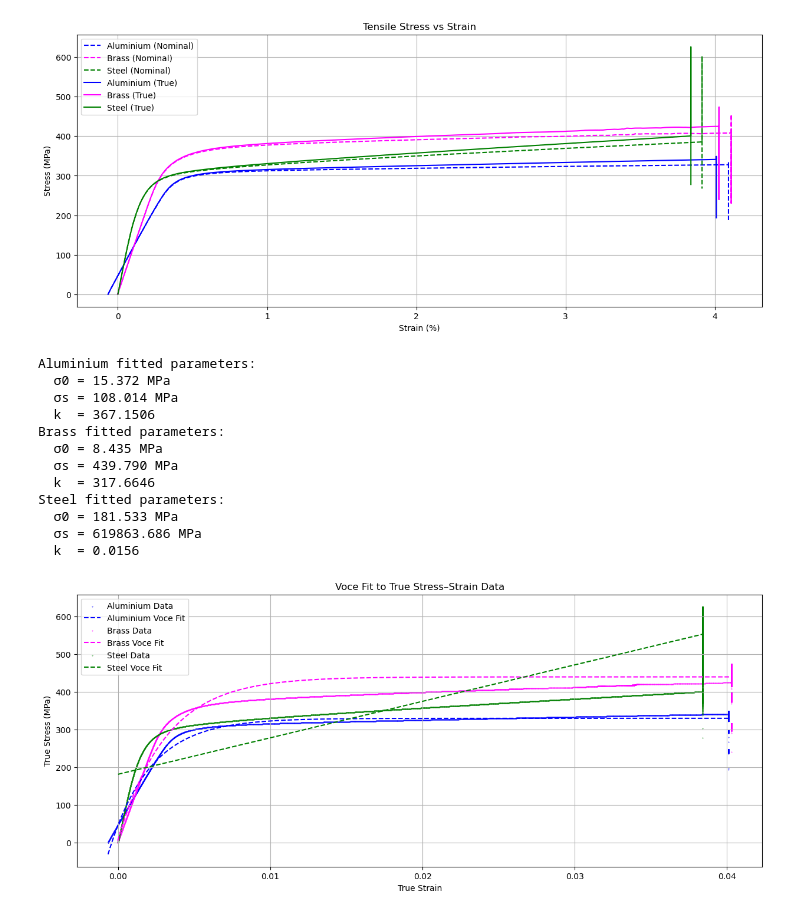
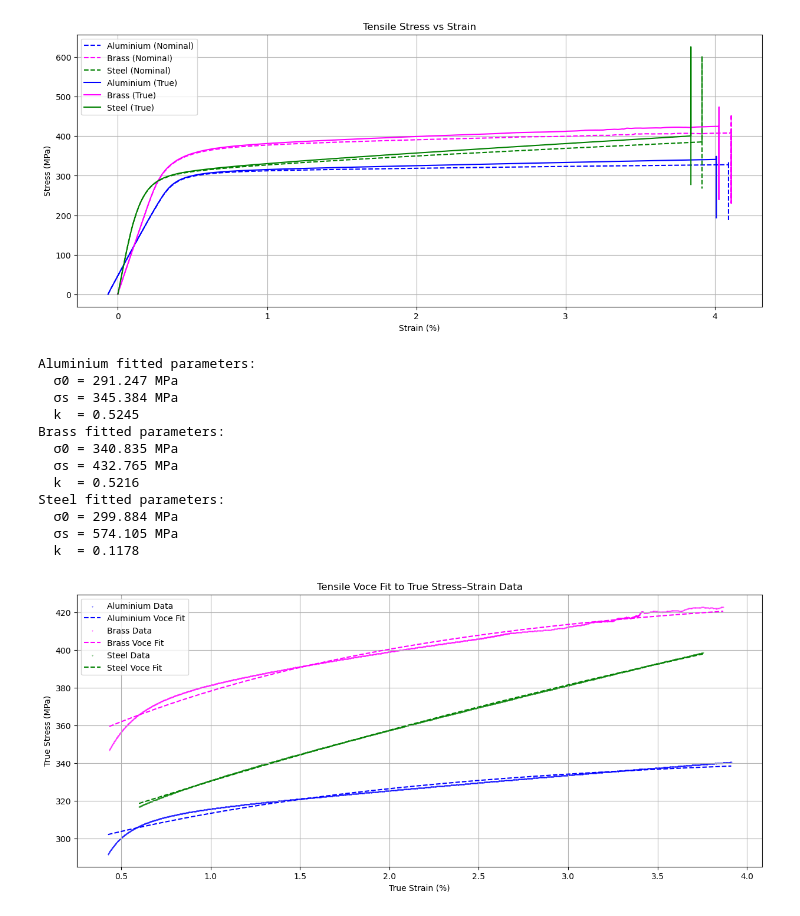
Before and after one commit to Thomas-J-Fish/II_Materials, a Jupyter notebook: P2_Plasticity/P2_analysis.ipynb, the cells around one changed output. Saved outputs shown, nothing was run; the diff lists cells and outputs as text; code cells hidden in the pictures.

```diff
--- a/P2_Plasticity/P2_analysis.ipynb
+++ b/P2_Plasticity/P2_analysis.ipynb
@@ -203,16 +205,26 @@ plt.show()
 def voce(eps, sigma0, sigma_s, k):
     return sigma_s - (sigma_s - sigma0) * np.exp(-k * eps)
 
-A_strain = A_avg["True Strain/%"].to_numpy() / 100  # convert % to fraction if needed
+A_strain = A_avg["True Strain/%"].to_numpy()
 A_stress = A_avg["True Stress/MPa"].to_numpy()
-B_strain = B_avg["True Strain/%"].to_numpy() / 100
+B_strain = B_avg["True Strain/%"].to_numpy()
 B_stress = B_avg["True Stress/MPa"].to_numpy()
-S_strain = S_avg["True Strain/%"].to_numpy() / 100
+S_strain = S_avg["True Strain/%"].to_numpy()
 S_stress = S_avg["True Stress/MPa"].to_numpy()
 
-A_p0 = [100, 110, 200]
-B_p0 = [100, 135, 50]
-S_p0 = [100, 10, 100]
+start = 750
+stop = 2650
+A_strain, A_stress = A_strain[start:stop], A_stress[start:stop]
+B_strain, B_stress = B_strain[start:stop], B_stress[start:stop]
+S_strain, S_stress = S_strain[start:stop], S_stress[start:stop]
+
+#A_p0 = [100, 110, 200]
+#B_p0 = [100, 135, 50]
+#S_p0 = [100, 10, 100]
+
+A_p0 = [100, 200, 0.1]
+B_p0 = [100, 200, 0.1]
+S_p0 = [100, 200, 0.1]
 
 # --- Fit ---
 A_params, A_cov = curve_fit(voce, A_strain, A_stress, p0=A_p0, maxfev=10000)
@@ -221,7 +233,7 @@ S_params, S_cov = curve_fit(voce, S_strain, S_stress, p0=S_p0, maxfev=10000)
 A_sigma0, A_sigma_s, A_k = A_params
 B_sigma0, B_sigma_s, B_k = B_params
 S_sigma0, S_sigma_s, S_k = S_params
-print(f"Aluminium fitted parameters:\n  σ0 = {sigma0:.3f} MPa\n  σs = {sigma_s:.3f} MPa\n  k  = {k:.4f}")
+print(f"Aluminium fitted parameters:\n  σ0 = {A_sigma0:.3f} MPa\n  σs = {A_sigma_s:.3f} MPa\n  k  = {A_k:.4f}")
 print(f"Brass fitted parameters:\n  σ0 = {B_sigma0:.3f} MPa\n  σs = {B_sigma_s:.3f} MPa\n  k  = {B_k:.4f}")
 print(f"Steel fitted parameters:\n  σ0 = {S_sigma0:.3f} MPa\n  σs = {S_sigma_s:.3f} MPa\n  k  = {S_k:.4f}")
 
@@ -234,34 +246,36 @@ S_strain_fit = np.linspace(S_strain.min(), S_strain.max(), 300)
 S_stress_fit = voce(S_strain_fit, *S_params)
 # %% [output]
 Aluminium fitted parameters:
-  σ0 = 15.372 MPa
-  σs = 108.014 MPa
-  k  = 367.1506
+  σ0 = 291.247 MPa
+  σs = 345.384 MPa
+  k  = 0.5245
 Brass fitted parameters:
-  σ0 = 8.435 MPa
-  σs = 439.790 MPa
-  k  = 317.6646
+  σ0 = 340.835 MPa
+  σs = 432.765 MPa
+  k  = 0.5216
 Steel fitted parameters:
-  σ0 = 181.533 MPa
-  σs = 619863.686 MPa
-  k  = 0.0156
+  σ0 = 299.884 MPa
+  σs = 574.105 MPa
+  k  = 0.1178
 # %%
 # Plot true stress data with the Voce curve fit
 
 plt.figure(figsize=(15,6))
 
 plt.scatter(A_strain, A_stress, s=0.1, label="Aluminium Data", color="blue", marker='o')
 plt.plot(A_strain_fit, A_stress_fit, "r-", label="Aluminium Voce Fit", color='blue', linestyle='--')
 plt.scatter(B_strain, B_stress, s=0.1, label="Brass Data", color="magenta", marker='o')
 plt.plot(B_strain_fit, B_stress_fit, "r-", label="Brass Voce Fit", color='magenta', linestyle='--')
 plt.scatter(S_strain, S_stress, s=0.1, label="Steel Data", color="green", marker='o')
 plt.plot(S_strain_fit, S_stress_fit, "r-", label="Steel Voce Fit", color='green', linestyle='--')
 
-plt.xlabel("True Strain")
+plt.xlabel("True Strain (%)")
 plt.ylabel("True Stress (MPa)")
-plt.title("Voce Fit to True Stress–Strain Data")
+plt.title("Tensile Voce Fit to True Stress–Strain Data")
 plt.legend()
 plt.grid(True)
+base = Path("/Users/thomasfish/Desktop/University_Work/II_Materials/P2_Plasticity")
+plt.savefig(base / "tensile_voce_fit+data.png", dpi=1000)
 plt.show()
 # %% [output]
-[figure, old version]
+[figure, new version]
```
Also changed, not shown: parts of 1 cell of this notebook, 9 other files.
